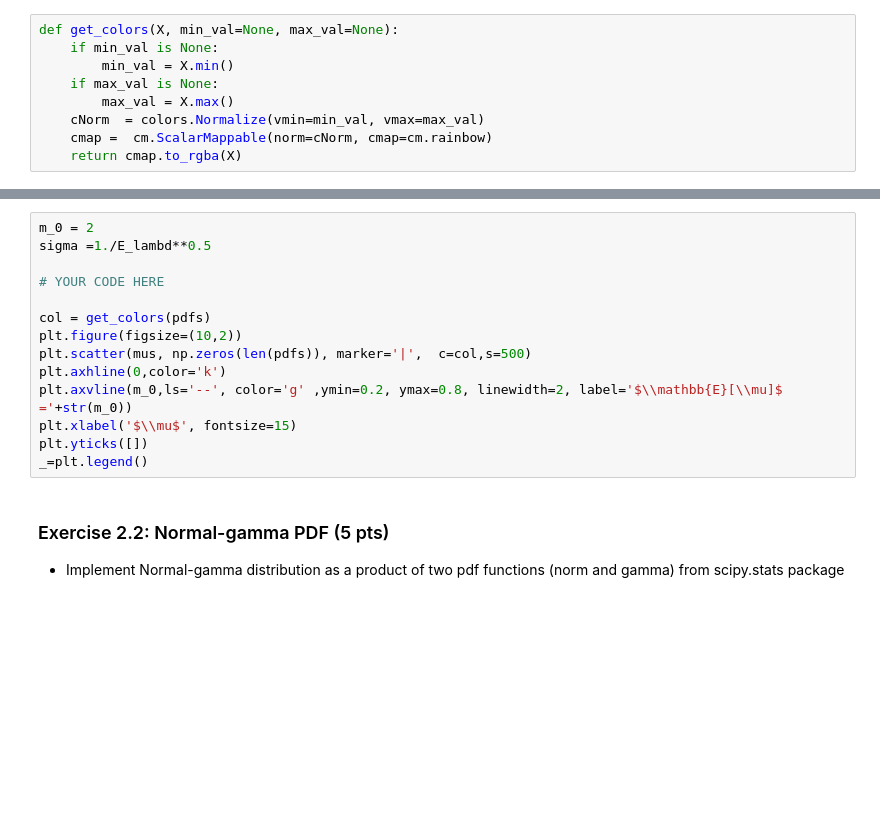
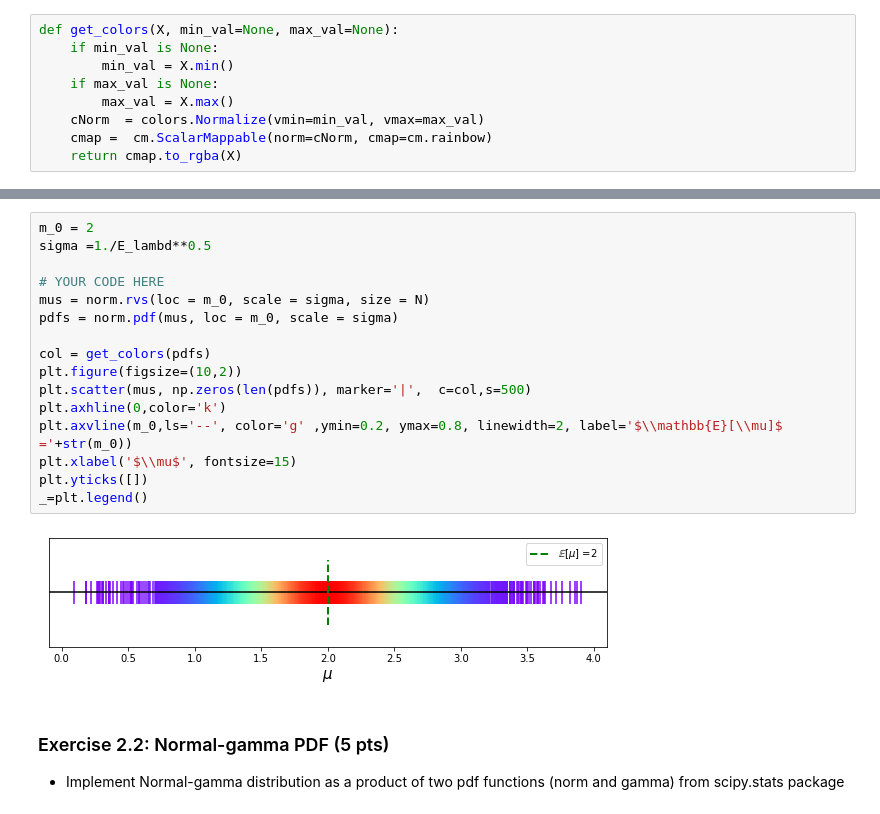
Before and after one commit to toristvan/BAP, a Jupyter notebook: HW4/BAP_HW_4.ipynb, the cells around one changed output, grey strips where cells are left out. Cells and saved outputs as stored; diff of their text form; blank space fills up the shorter version.

```diff
--- a/HW4/BAP_HW_4.ipynb
+++ b/HW4/BAP_HW_4.ipynb
@@ -146,17 +169,21 @@ Your plot should look like:
 # %%
 m_0 = 2
 sigma =1./E_lambd**0.5
 
 # YOUR CODE HERE
+mus = norm.rvs(loc = m_0, scale = sigma, size = N)
+pdfs = norm.pdf(mus, loc = m_0, scale = sigma)
 
 col = get_colors(pdfs)
 plt.figure(figsize=(10,2))
 plt.scatter(mus, np.zeros(len(pdfs)), marker='|',  c=col,s=500)
 plt.axhline(0,color='k')
 plt.axvline(m_0,ls='--', color='g' ,ymin=0.2, ymax=0.8, linewidth=2, label='$\\mathbb{E}[\\mu]$ ='+str(m_0))
 plt.xlabel('$\\mu$', fontsize=15)
 plt.yticks([])
 _=plt.legend()
+# %% [output]
+[figure, added]
 # %% [markdown]
 ### Exercise 2.2: Normal-gamma PDF (5 pts)
 
```
Also changed, not shown: parts of 9 cells of this notebook.
